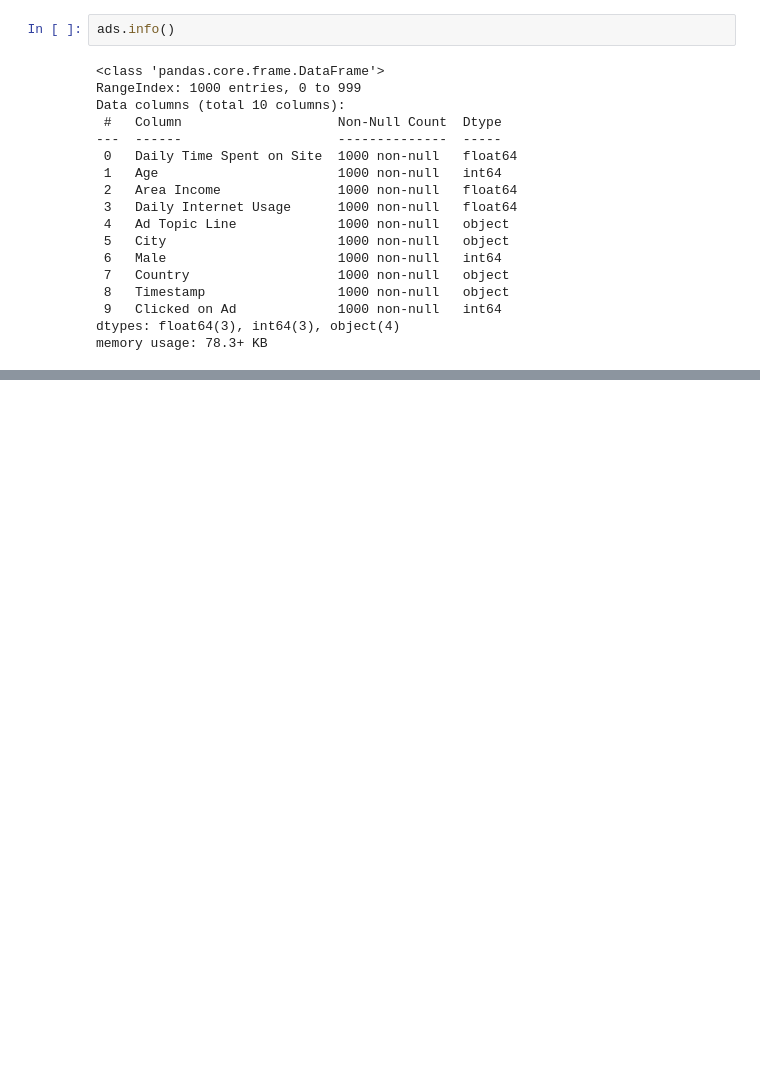
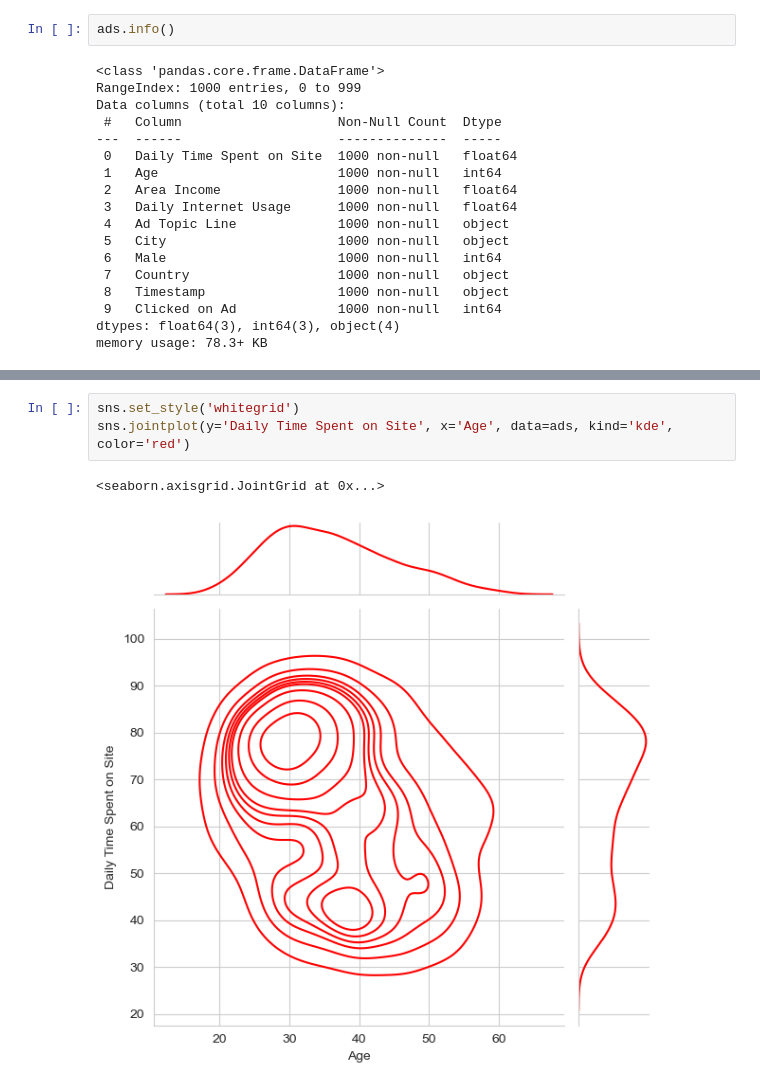
Before and after one commit to negarndn/Ad-Click-Predictor, a Jupyter notebook: Ad-Click-Predictor.ipynb, the cells around one changed output, grey strips where cells are left out. Cells and saved outputs as stored; diff of their text form; blank space fills up the shorter version.

```diff
--- a/Ad-Click-Predictor.ipynb
+++ b/Ad-Click-Predictor.ipynb
@@ -78,0 +91,6 @@ ads.describe()
+# %%
+sns.set_style('whitegrid')
+sns.jointplot(y='Daily Time Spent on Site', x='Age', data=ads, kind='kde', color='red')
+# %% [output]
+<seaborn.axisgrid.JointGrid at 0x...>
+[figure, added]
```
Also changed, not shown: parts of 5 cells of this notebook.
